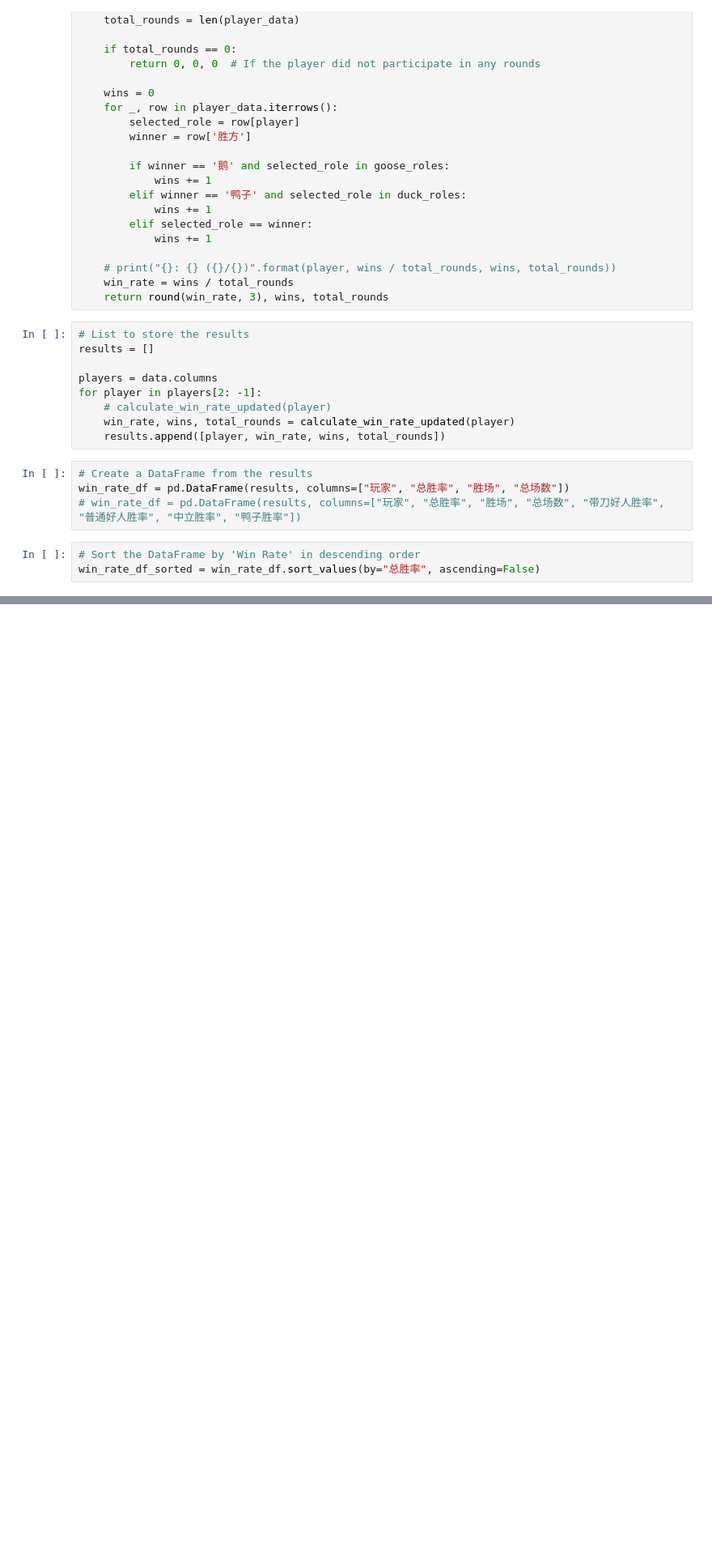
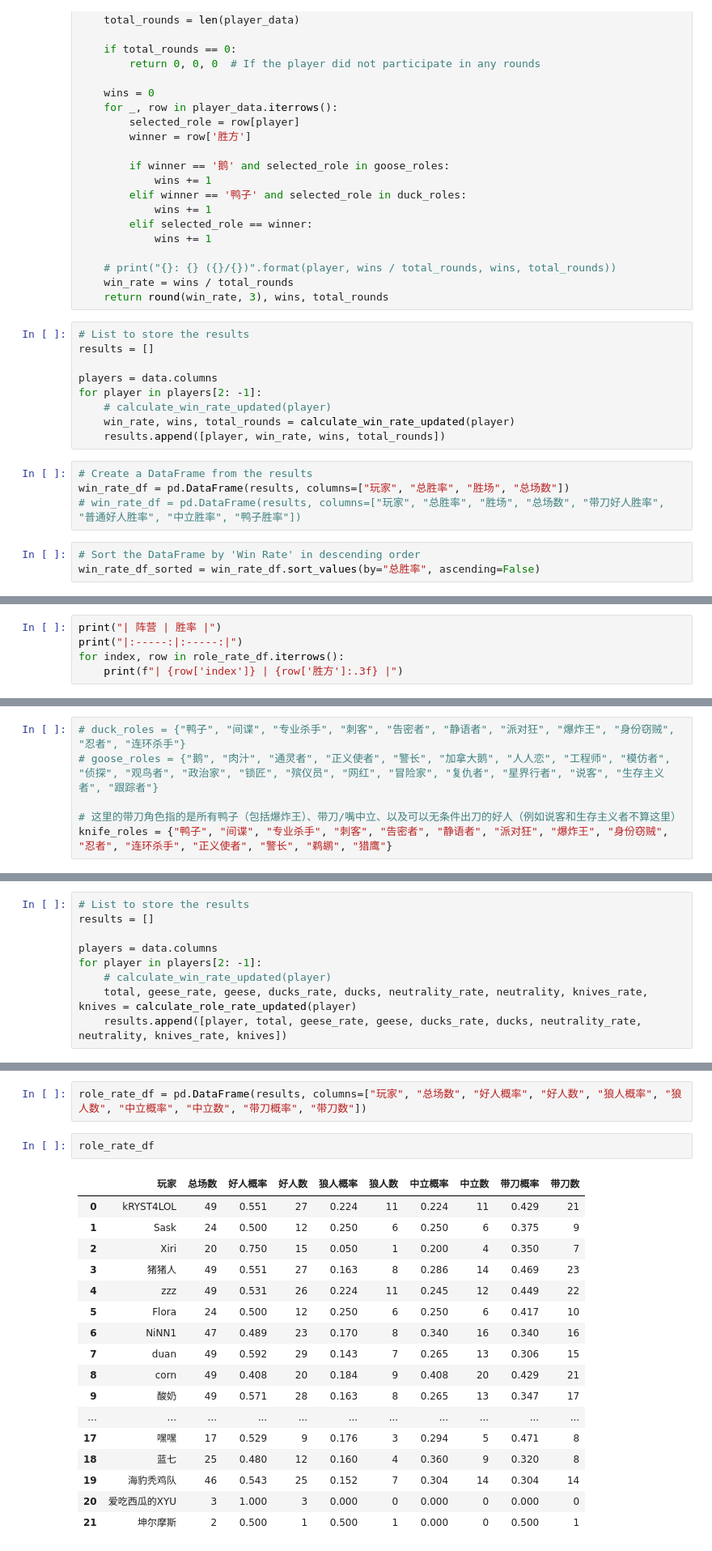
Before and after one commit to lllirunze/Goose-Goose-Duck---KO-Analysis, a Jupyter notebook: code.ipynb, the cells around one changed output, grey strips where cells are left out. Shown at 81% size. Cells and saved outputs as stored; diff of their text form; blank space fills up the shorter version.

```diff
--- a/code.ipynb
+++ b/code.ipynb
@@ -107,0 +114,5 @@ for index, row in win_rate_df_sorted.iterrows():
+# %%
+print("| 阵营 | 胜率 |")
+print("|:-----:|:-----:|")
+for index, row in role_rate_df.iterrows():
+    print(f"| {row['index']} | {row['胜方']:.3f} |")
@@ -107,0 +131,6 @@ for index, row in win_rate_df_sorted.iterrows():
+# %%
+# duck_roles = {"鸭子", "间谍", "专业杀手", "刺客", "告密者", "静语者", "派对狂", "爆炸王", "身份窃贼", "忍者", "连环杀手"}
+# goose_roles = {"鹅", "肉汁", "通灵者", "正义使者", "警长", "加拿大鹅", "人人恋", "工程师", "模仿者", "侦探", "观鸟者", "政治家", "锁匠", "殡仪员", "网红", "冒险家", "复仇者", "星界行者", "说客", "生存主义者", "跟踪者"}
+
+# 这里的带刀角色指的是所有鸭子（包括爆炸王）、带刀/嘴中立、以及可以无条件出刀的好人（例如说客和生存主义者不算这里）
+knife_roles = {"鸭子", "间谍", "专业杀手", "刺客", "告密者", "静语者", "派对狂", "爆炸王", "身份窃贼", "忍者", "连环杀手", "正义使者", "警长", "鹈鹕", "猎鹰"}
@@ -107,0 +174,9 @@ for index, row in win_rate_df_sorted.iterrows():
+# %%
+# List to store the results
+results = []
+
+players = data.columns
+for player in players[2: -1]:
+    # calculate_win_rate_updated(player)
+    total, geese_rate, geese, ducks_rate, ducks, neutrality_rate, neutrality, knives_rate, knives = calculate_role_rate_updated(player)
+    results.append([player, total, geese_rate, geese, ducks_rate, ducks, neutrality_rate, neutrality, knives_rate, knives])
@@ -107,0 +203,22 @@ for index, row in win_rate_df_sorted.iterrows():
+# %%
+role_rate_df = pd.DataFrame(results, columns=["玩家", "总场数", "好人概率", "好人数", "狼人概率", "狼人数", "中立概率", "中立数", "带刀概率", "带刀数"])
+# %%
+role_rate_df
+# %% [output]
+|  | 玩家 | 总场数 | 好人概率 | 好人数 | 狼人概率 | 狼人数 | 中立概率 | 中立数 | 带刀概率 | 带刀数 |
+| 0 | kRYST4LOL | 49 | 0.551 | 27 | 0.224 | 11 | 0.224 | 11 | 0.429 | 21 |
+| 1 | Sask | 24 | 0.500 | 12 | 0.250 | 6 | 0.250 | 6 | 0.375 | 9 |
+| 2 | Xiri | 20 | 0.750 | 15 | 0.050 | 1 | 0.200 | 4 | 0.350 | 7 |
+| 3 | 猪猪人 | 49 | 0.551 | 27 | 0.163 | 8 | 0.286 | 14 | 0.469 | 23 |
+| 4 | zzz | 49 | 0.531 | 26 | 0.224 | 11 | 0.245 | 12 | 0.449 | 22 |
+| 5 | Flora | 24 | 0.500 | 12 | 0.250 | 6 | 0.250 | 6 | 0.417 | 10 |
+| 6 | NiNN1 | 47 | 0.489 | 23 | 0.170 | 8 | 0.340 | 16 | 0.340 | 16 |
+| 7 | duan | 49 | 0.592 | 29 | 0.143 | 7 | 0.265 | 13 | 0.306 | 15 |
+| 8 | corn | 49 | 0.408 | 20 | 0.184 | 9 | 0.408 | 20 | 0.429 | 21 |
+| 9 | 酸奶 | 49 | 0.571 | 28 | 0.163 | 8 | 0.265 | 13 | 0.347 | 17 |
+| ... | ... | ... | ... | ... | ... | ... | ... | ... | ... | ... |
+| 17 | 嘿嘿 | 17 | 0.529 | 9 | 0.176 | 3 | 0.294 | 5 | 0.471 | 8 |
+| 18 | 蓝七 | 25 | 0.480 | 12 | 0.160 | 4 | 0.360 | 9 | 0.320 | 8 |
+| 19 | 海豹秃鸡队 | 46 | 0.543 | 25 | 0.152 | 7 | 0.304 | 14 | 0.304 | 14 |
+| 20 | 爱吃西瓜的XYU | 3 | 1.000 | 3 | 0.000 | 0 | 0.000 | 0 | 0.000 | 0 |
+| 21 | 坤尔摩斯 | 2 | 0.500 | 1 | 0.500 | 1 | 0.000 | 0 | 0.500 | 1 |
```
Also changed, not shown: parts of 13 cells of this notebook, 2 other files.
